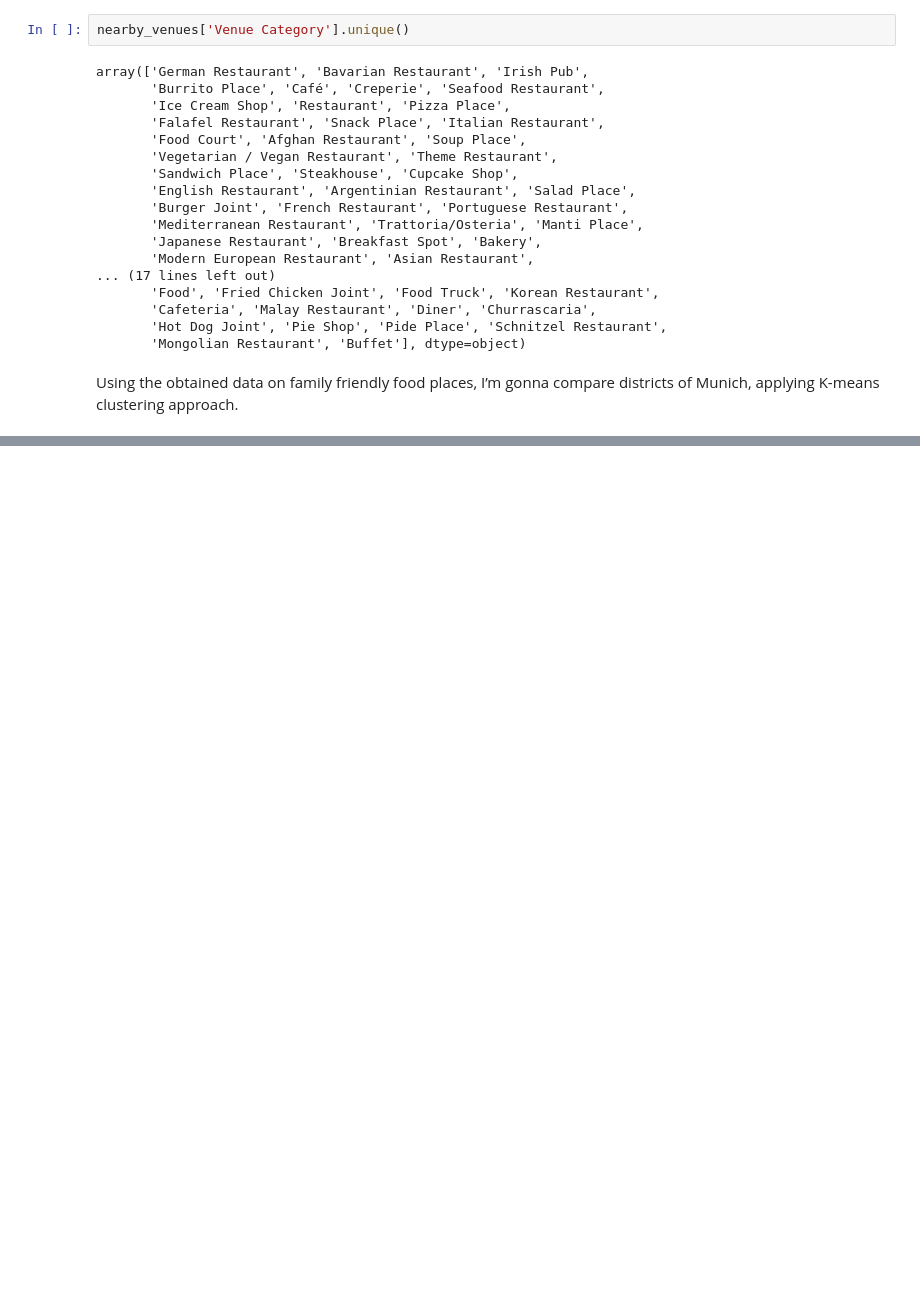
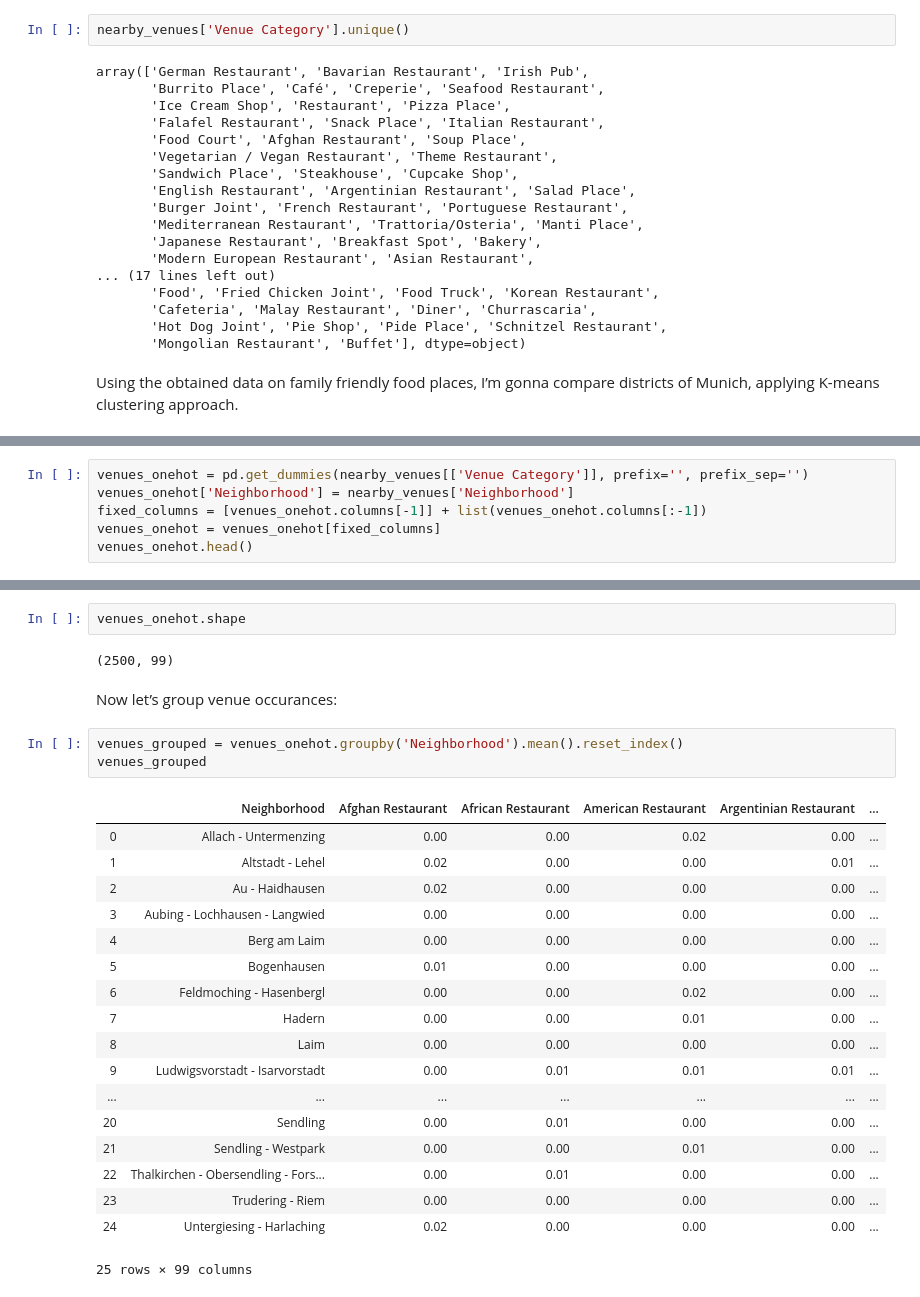
Before and after one commit to slavikdev/Coursera_Capstone, a Jupyter notebook: munich-family-neighborhoods/munich-family-places.ipynb, the cells around one changed output, grey strips where cells are left out. Saved outputs shown, nothing was run; the diff lists cells and outputs as text; blank space fills up the shorter version.

```diff
--- a/munich-family-neighborhoods/munich-family-places.ipynb
+++ b/munich-family-neighborhoods/munich-family-places.ipynb
@@ -231,0 +259,6 @@ Using the obtained data on family friendly food places, I’m gonna compare dist
+# %%
+venues_onehot = pd.get_dummies(nearby_venues[['Venue Category']], prefix='', prefix_sep='')
+venues_onehot['Neighborhood'] = nearby_venues['Neighborhood']
+fixed_columns = [venues_onehot.columns[-1]] + list(venues_onehot.columns[:-1])
+venues_onehot = venues_onehot[fixed_columns]
+venues_onehot.head()
@@ -231,0 +279,28 @@ Using the obtained data on family friendly food places, I’m gonna compare dist
+# %%
+venues_onehot.shape
+# %% [output]
+(2500, 99)
+# %% [markdown]
+Now let’s group venue occurances:
+# %%
+venues_grouped = venues_onehot.groupby('Neighborhood').mean().reset_index()
+venues_grouped
+# %% [output]
+|  | Neighborhood | Afghan Restaurant | African Restaurant | American Restaurant | Argentinian Restaurant | ... |
+| 0 | Allach - Untermenzing | 0.00 | 0.00 | 0.02 | 0.00 | ... |
+| 1 | Altstadt - Lehel | 0.02 | 0.00 | 0.00 | 0.01 | ... |
+| 2 | Au - Haidhausen | 0.02 | 0.00 | 0.00 | 0.00 | ... |
+| 3 | Aubing - Lochhausen - Langwied | 0.00 | 0.00 | 0.00 | 0.00 | ... |
+| 4 | Berg am Laim | 0.00 | 0.00 | 0.00 | 0.00 | ... |
+| 5 | Bogenhausen | 0.01 | 0.00 | 0.00 | 0.00 | ... |
+| 6 | Feldmoching - Hasenbergl | 0.00 | 0.00 | 0.02 | 0.00 | ... |
+| 7 | Hadern | 0.00 | 0.00 | 0.01 | 0.00 | ... |
+| 8 | Laim | 0.00 | 0.00 | 0.00 | 0.00 | ... |
+| 9 | Ludwigsvorstadt - Isarvorstadt | 0.00 | 0.01 | 0.01 | 0.01 | ... |
+| ... | ... | ... | ... | ... | ... | ... |
+| 20 | Sendling | 0.00 | 0.01 | 0.00 | 0.00 | ... |
+| 21 | Sendling - Westpark | 0.00 | 0.00 | 0.01 | 0.00 | ... |
+| 22 | Thalkirchen - Obersendling - Fors... | 0.00 | 0.01 | 0.00 | 0.00 | ... |
+| 23 | Trudering - Riem | 0.00 | 0.00 | 0.00 | 0.00 | ... |
+| 24 | Untergiesing - Harlaching | 0.02 | 0.00 | 0.00 | 0.00 | ... |
+25 rows × 99 columns
```
Also changed, not shown: parts of 43 cells of this notebook, 2 other files.
